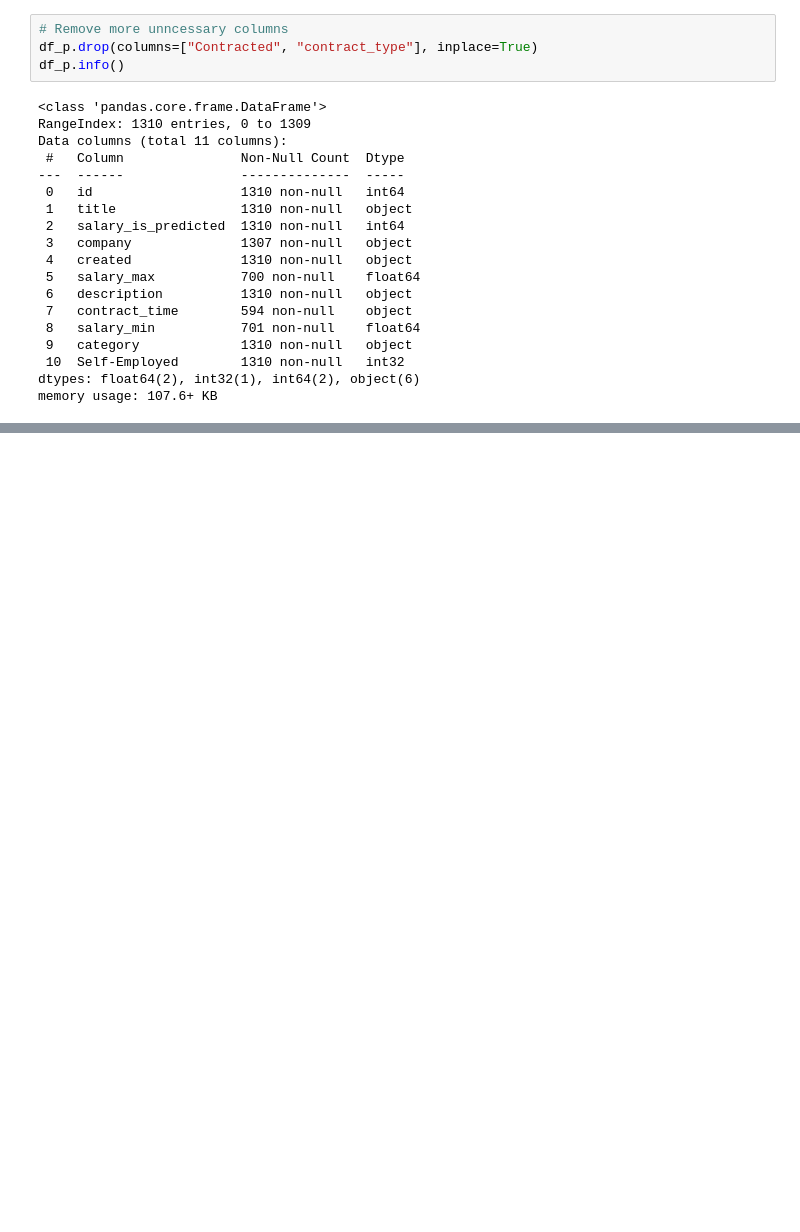
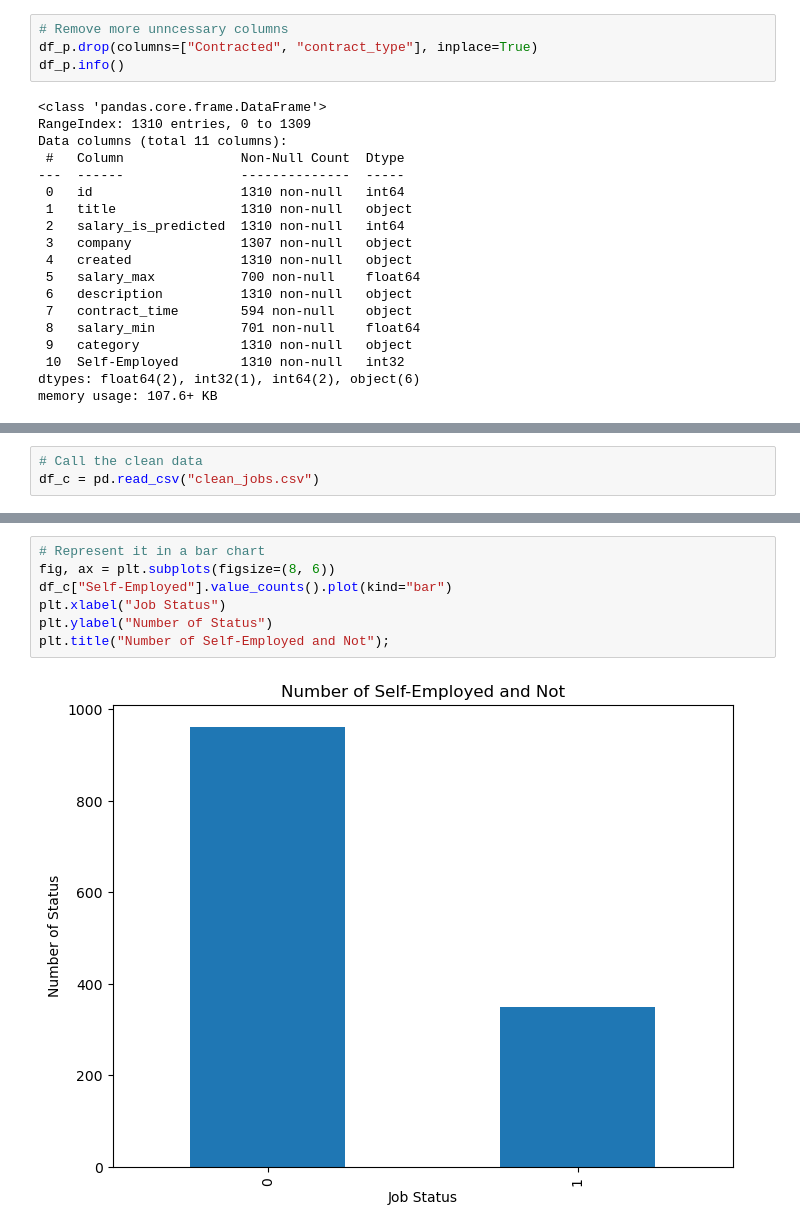
Before and after one commit to KitwanaSh/job_recommender, a Jupyter notebook: career_recommendation_system.ipynb, the cells around one changed output, grey strips where cells are left out. Cells and saved outputs as stored; diff of their text form; blank space fills up the shorter version.

```diff
--- a/career_recommendation_system.ipynb
+++ b/career_recommendation_system.ipynb
@@ -384,0 +406,3 @@ df_p.head(1)
+# %%
+# Call the clean data
+df_c = pd.read_csv("clean_jobs.csv")
@@ -384,0 +417,9 @@ df_p.head(1)
+# %%
+# Represent it in a bar chart
+fig, ax = plt.subplots(figsize=(8, 6))
+df_c["Self-Employed"].value_counts().plot(kind="bar")
+plt.xlabel("Job Status")
+plt.ylabel("Number of Status")
+plt.title("Number of Self-Employed and Not");
+# %% [output]
+[figure, added]
```
Also changed, not shown: parts of 21 cells of this notebook.
